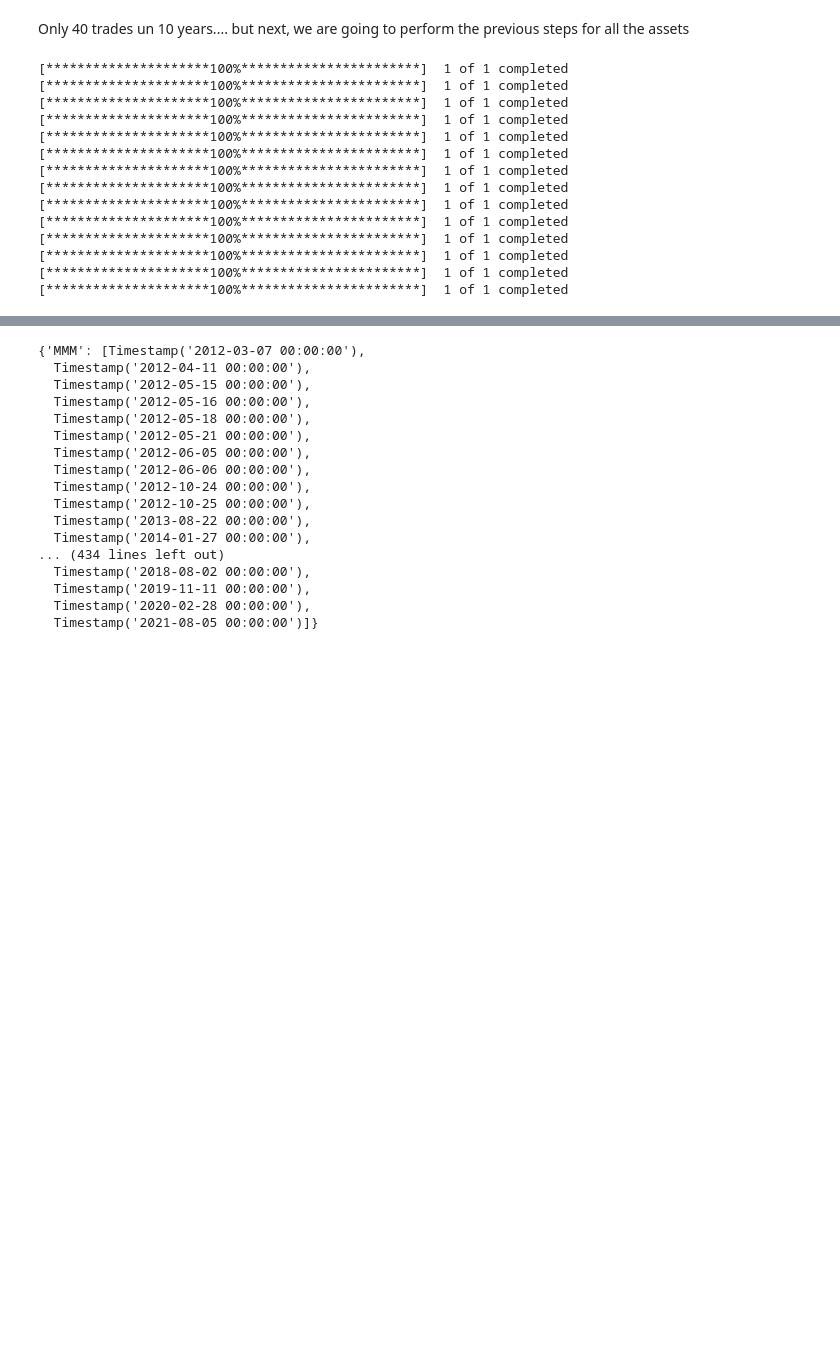
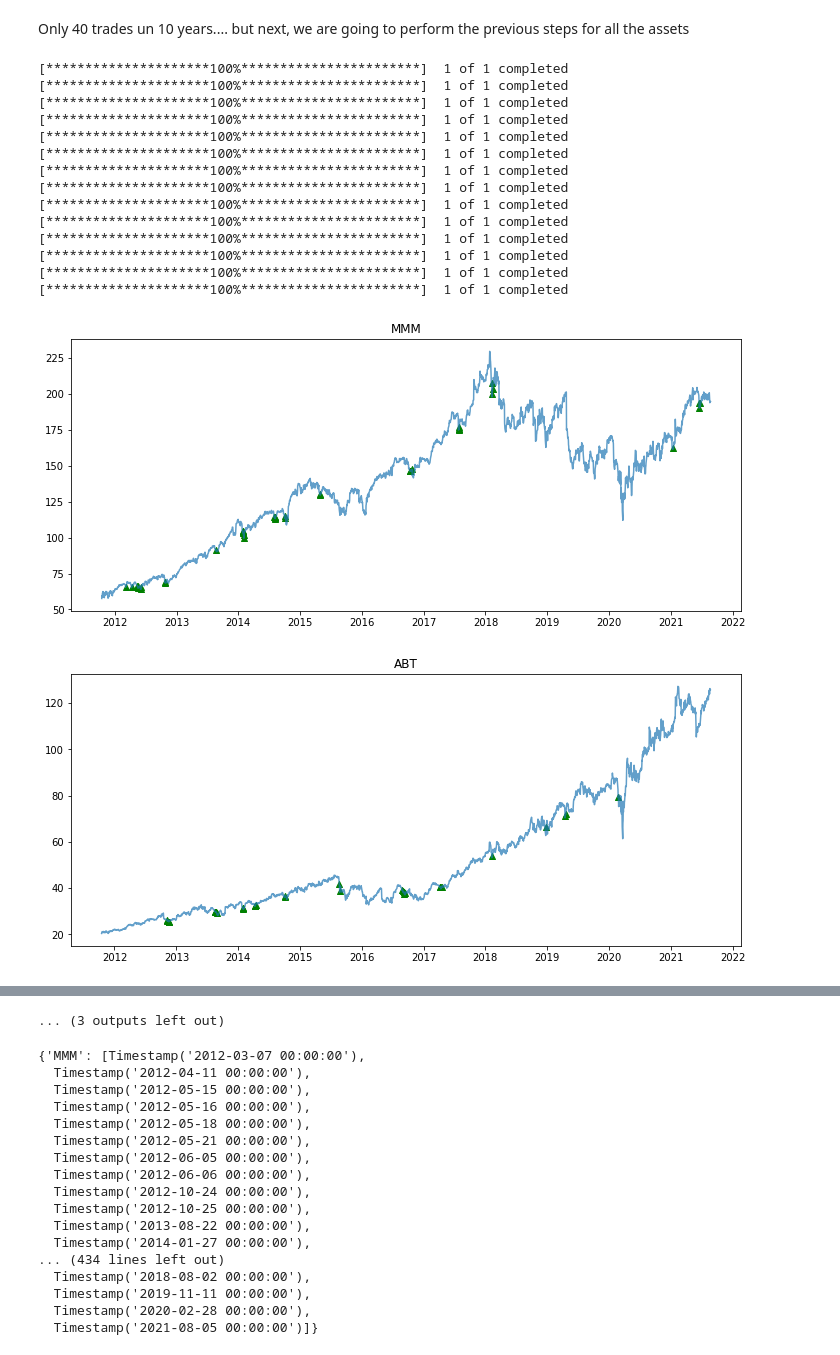
Before and after one commit to fercanepari/JupyterNotebookFastPages, a Jupyter notebook: _notebooks/2021-08-24-Relative Strength Index - RSI.ipynb, the cells around one changed output, grey strips where cells are left out. Saved outputs shown, nothing was run; the diff lists cells and outputs as text; code cells hidden in the pictures; blank space fills up the shorter version.

```diff
--- a/_notebooks/2021-08-24-Relative Strength Index - RSI.ipynb
+++ b/_notebooks/2021-08-24-Relative Strength Index - RSI.ipynb
@@ -136,29 +136,34 @@ we are going to perform the previous steps for all the assets
 # %%
 matrixsignals = []
 matrixprofits = []
 
 for i in range(len(tickers)):
     frame = RSIcalc(tickers[i])
     buy, sell = getSignals(frame)
     Profits = (frame.loc[sell].Open.values - frame.loc[buy].Open.values)/frame.loc[buy].Open.values
     matrixsignals.append(buy)
     matrixprofits.append(Profits)
 
-
+    plt.figure(figsize=(12,5))
+    plt.scatter(frame.loc[buy].index, frame.loc[buy]['Adj Close'], marker='^', c='g')
+    plt.plot(frame['Adj Close'], alpha=0.7)
+    plt.title(label=tickers[i])
 
 matrixsignalsbyAsset = dict(zip(tickers, matrixsignals))
 # %% [output]
 [*********************100%***********************]  1 of 1 completed
 [*********************100%***********************]  1 of 1 completed
 [*********************100%***********************]  1 of 1 completed
 [*********************100%***********************]  1 of 1 completed
 [*********************100%***********************]  1 of 1 completed
 [*********************100%***********************]  1 of 1 completed
 [*********************100%***********************]  1 of 1 completed
 [*********************100%***********************]  1 of 1 completed
 [*********************100%***********************]  1 of 1 completed
 [*********************100%***********************]  1 of 1 completed
 [*********************100%***********************]  1 of 1 completed
 [*********************100%***********************]  1 of 1 completed
 [*********************100%***********************]  1 of 1 completed
 [*********************100%***********************]  1 of 1 completed
+[figure, added]
+[figure, added]
@@ -165,3 +179,4 @@ matrixsignalsbyAsset = dict(zip(tickers, matrixsignals))
+... (3 outputs left out)
 # %%
 matrixsignalsbyAsset
 # %% [output]
```
Also changed, not shown: parts of 1 cell of this notebook.
